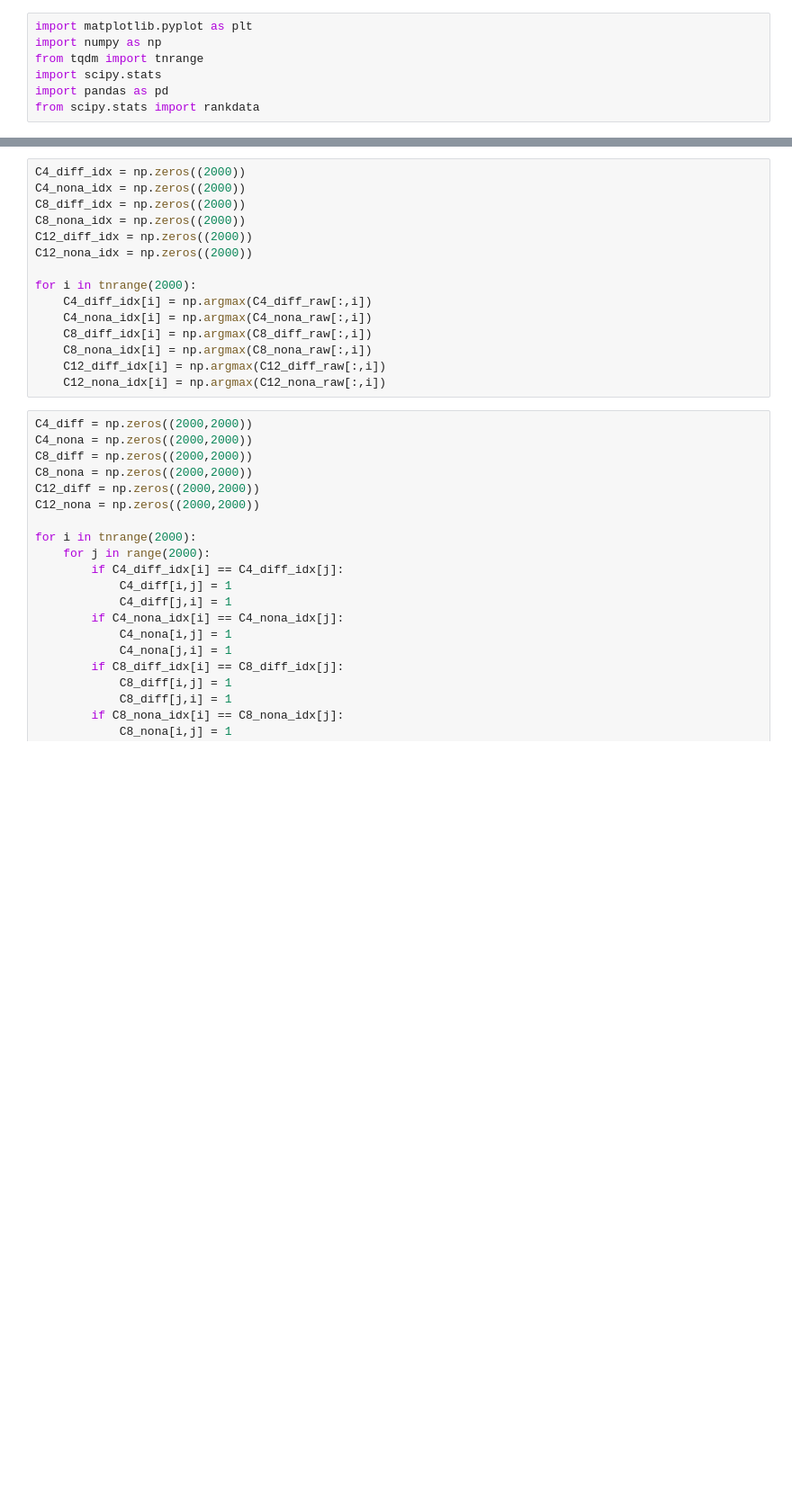
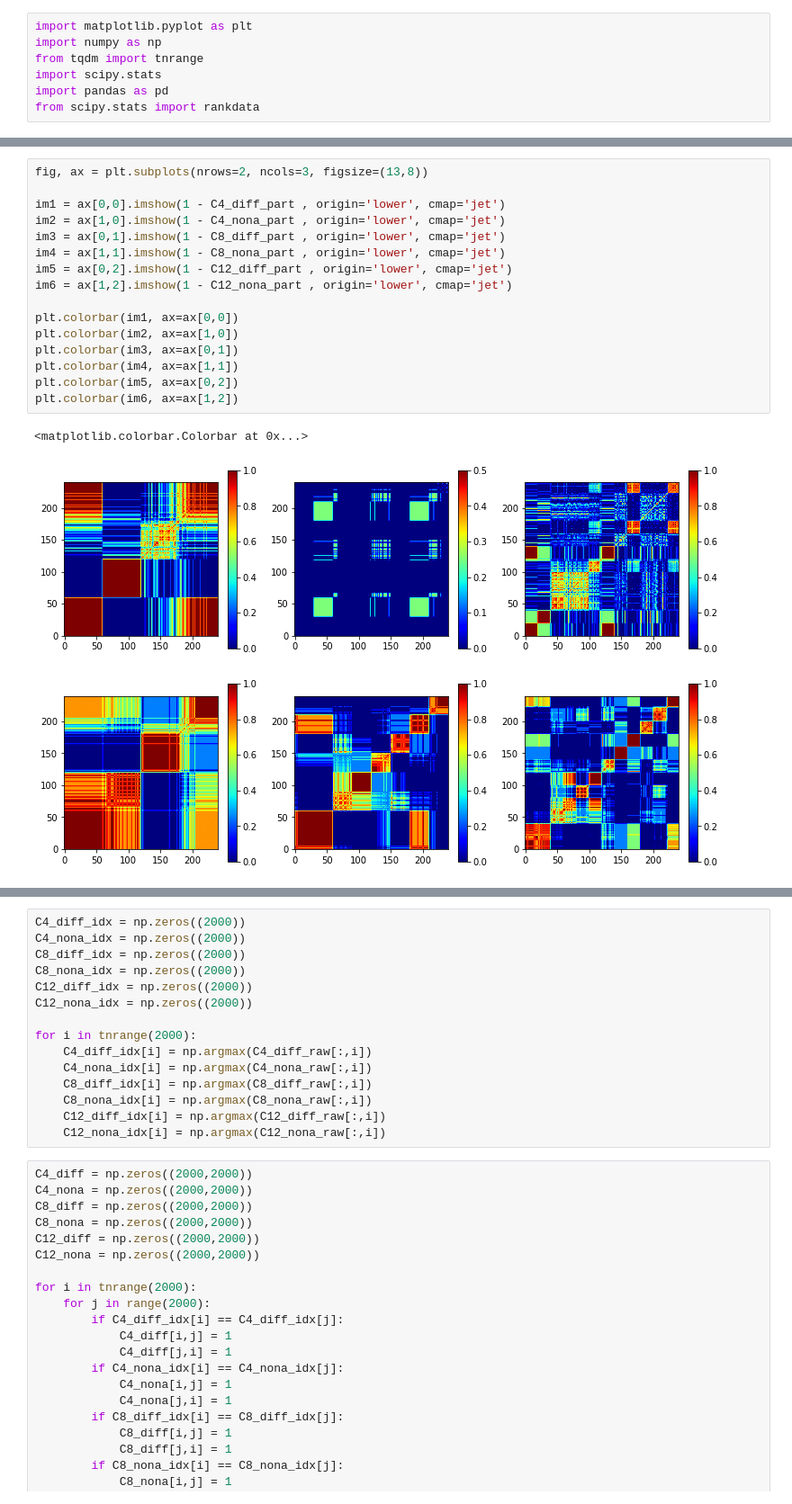
Before and after one commit to yjkimnada/dendrite, a Jupyter notebook: clust_rsa.ipynb, the cells around one changed output, grey strips where cells are left out. Shown at 90% size. Drawn from its saved outputs; the diff is of its cells as text; blank space fills up the shorter version.

```diff
--- a/clust_rsa.ipynb
+++ b/clust_rsa.ipynb
@@ -7,0 +272,19 @@ from scipy.stats import rankdata
+# %%
+fig, ax = plt.subplots(nrows=2, ncols=3, figsize=(13,8))
+
+im1 = ax[0,0].imshow(1 - C4_diff_part , origin='lower', cmap='jet')
+im2 = ax[1,0].imshow(1 - C4_nona_part , origin='lower', cmap='jet')
+im3 = ax[0,1].imshow(1 - C8_diff_part , origin='lower', cmap='jet')
+im4 = ax[1,1].imshow(1 - C8_nona_part , origin='lower', cmap='jet')
+im5 = ax[0,2].imshow(1 - C12_diff_part , origin='lower', cmap='jet')
+im6 = ax[1,2].imshow(1 - C12_nona_part , origin='lower', cmap='jet')
+
+plt.colorbar(im1, ax=ax[0,0])
+plt.colorbar(im2, ax=ax[1,0])
+plt.colorbar(im3, ax=ax[0,1])
+plt.colorbar(im4, ax=ax[1,1])
+plt.colorbar(im5, ax=ax[0,2])
+plt.colorbar(im6, ax=ax[1,2])
+# %% [output]
+<matplotlib.colorbar.Colorbar at 0x...>
+[figure, added]
```
Also changed, not shown: parts of 22 cells of this notebook, 5 other files.
